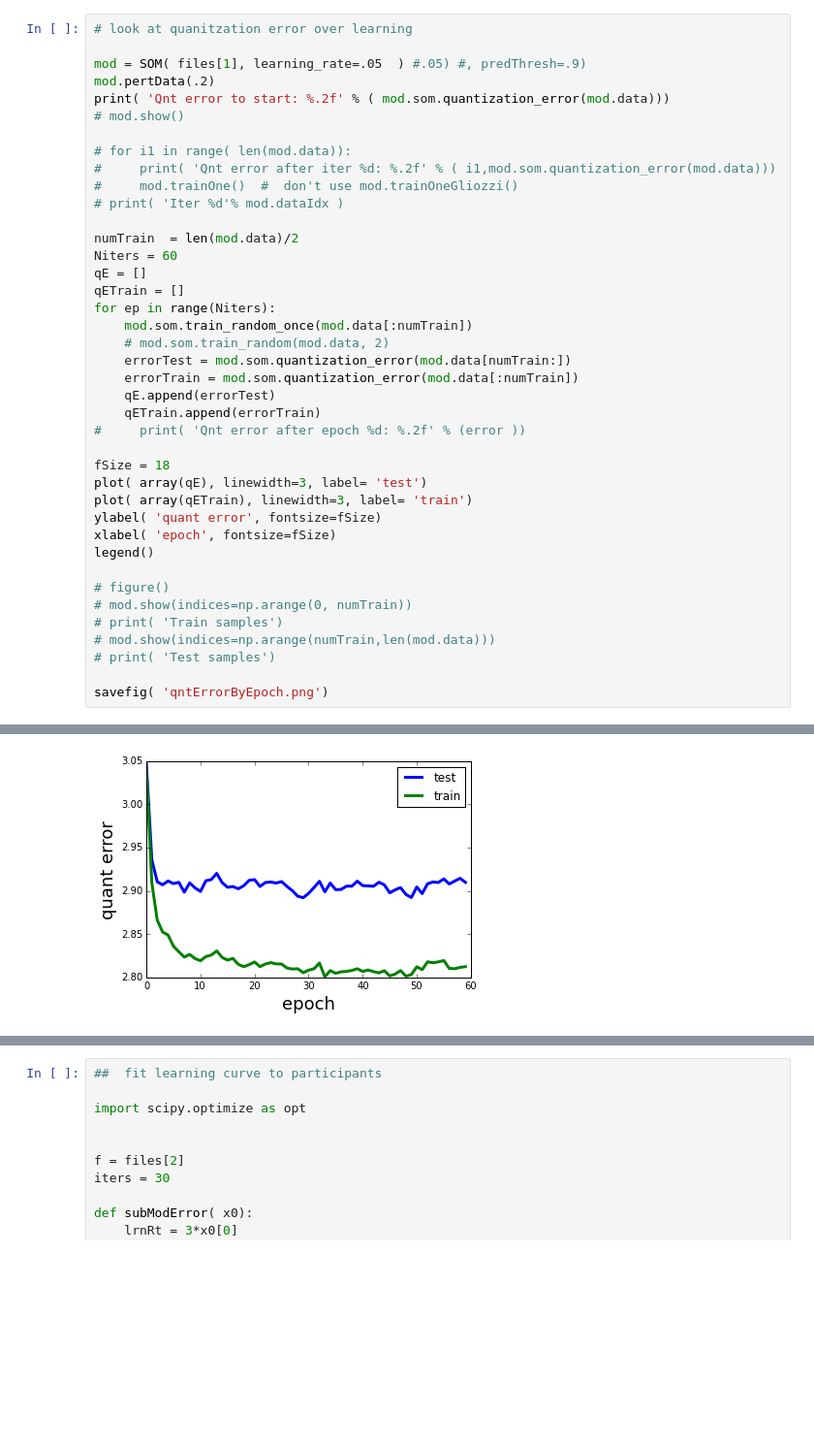
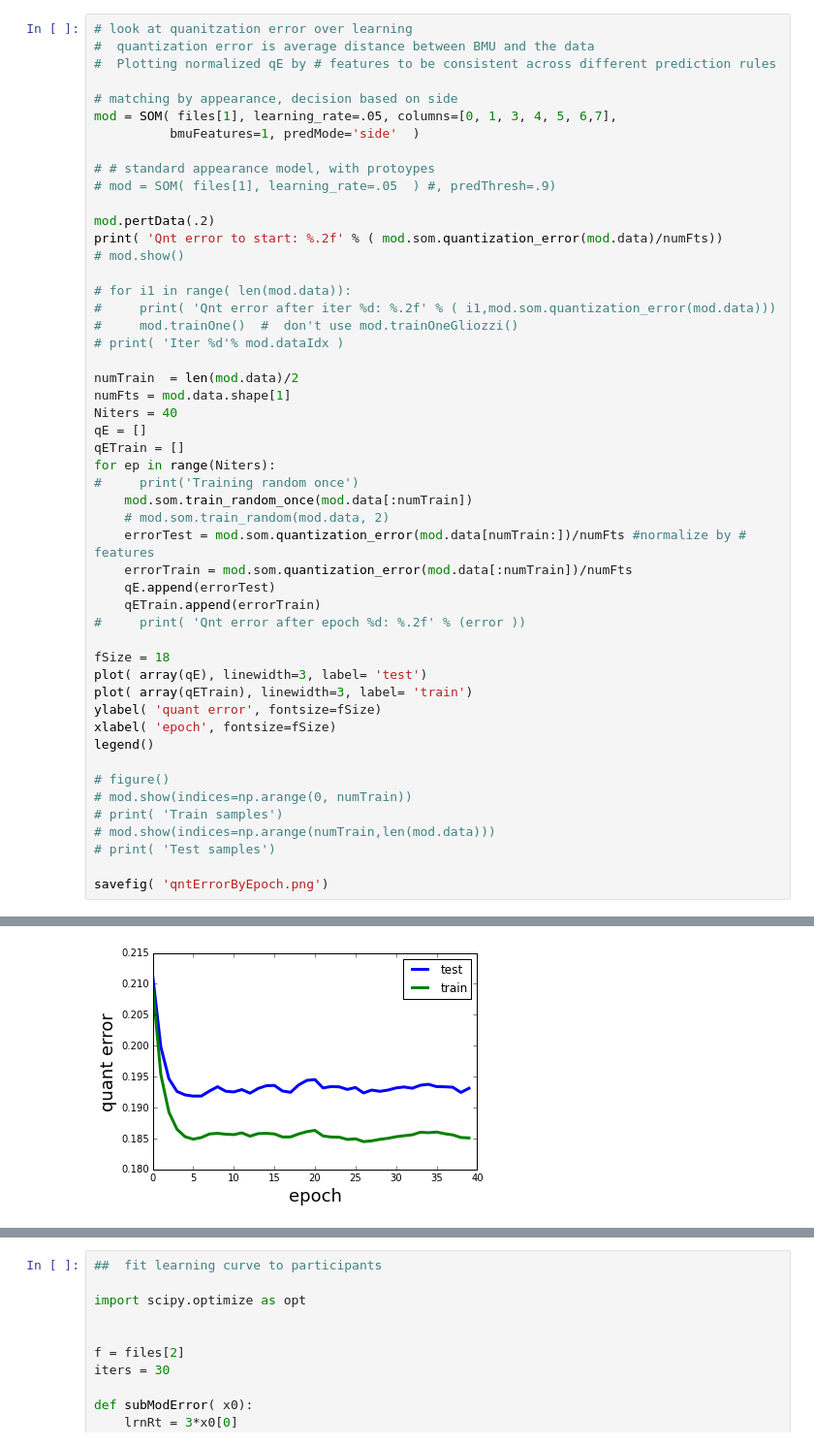
Before and after one commit to sriveravi/som, a Jupyter notebook: runSOM3.ipynb, the cells around one changed output, grey strips where cells are left out. Shown at 97% size. Cells and saved outputs as stored; diff of their text form; blank space fills up the shorter version.

```diff
--- a/runSOM3.ipynb
+++ b/runSOM3.ipynb
@@ -410,9 +477,17 @@ Ideal exemplar projection
 # %%
 # look at quanitzation error over learning
+#  quantization error is average distance between BMU and the data
+#  Plotting normalized qE by # features to be consistent across different prediction rules
 
-mod = SOM( files[1], learning_rate=.05  ) #.05) #, predThresh=.9)
+# matching by appearance, decision based on side
+mod = SOM( files[1], learning_rate=.05, columns=[0, 1, 3, 4, 5, 6,7],
+          bmuFeatures=1, predMode='side'  )
+
+# # standard appearance model, with protoypes
+# mod = SOM( files[1], learning_rate=.05  ) #, predThresh=.9)
+
 mod.pertData(.2)
-print( 'Qnt error to start: %.2f' % ( mod.som.quantization_error(mod.data)))
+print( 'Qnt error to start: %.2f' % ( mod.som.quantization_error(mod.data)/numFts))
 # mod.show()
 
 # for i1 in range( len(mod.data)):
@@ -421,14 +496,16 @@ print( 'Qnt error to start: %.2f' % ( mod.som.quantization_error(mod.data)))
 # print( 'Iter %d'% mod.dataIdx )
 
 numTrain  = len(mod.data)/2
-Niters = 60
+numFts = mod.data.shape[1]
+Niters = 40
 qE = []
 qETrain = []
 for ep in range(Niters):
+#     print('Training random once')
     mod.som.train_random_once(mod.data[:numTrain])
     # mod.som.train_random(mod.data, 2)
-    errorTest = mod.som.quantization_error(mod.data[numTrain:])
-    errorTrain = mod.som.quantization_error(mod.data[:numTrain])
+    errorTest = mod.som.quantization_error(mod.data[numTrain:])/numFts #normalize by # features
+    errorTrain = mod.som.quantization_error(mod.data[:numTrain])/numFts
     qE.append(errorTest)
     qETrain.append(errorTrain)
 #     print( 'Qnt error after epoch %d: %.2f' % (error ))
@@ -452 +529 @@ Qnt error to start: 3.21
-[figure, old version]
+[figure, new version]
```
Also changed, not shown: parts of 24 cells of this notebook.
